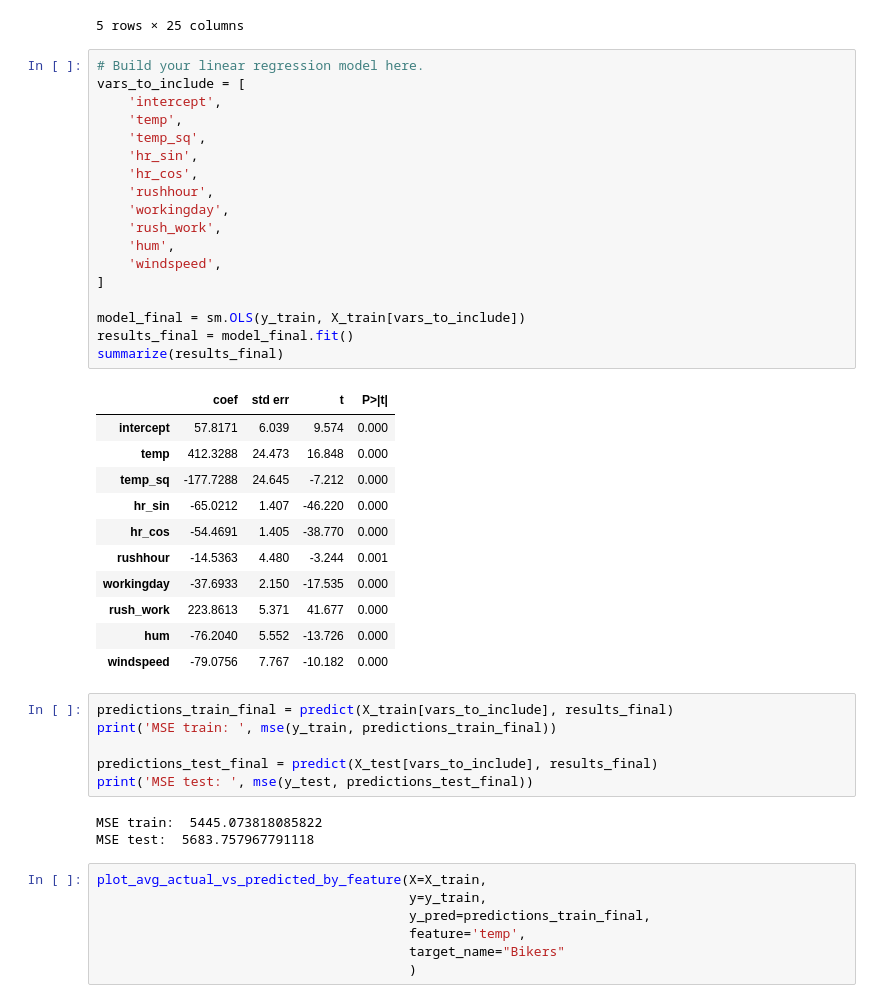
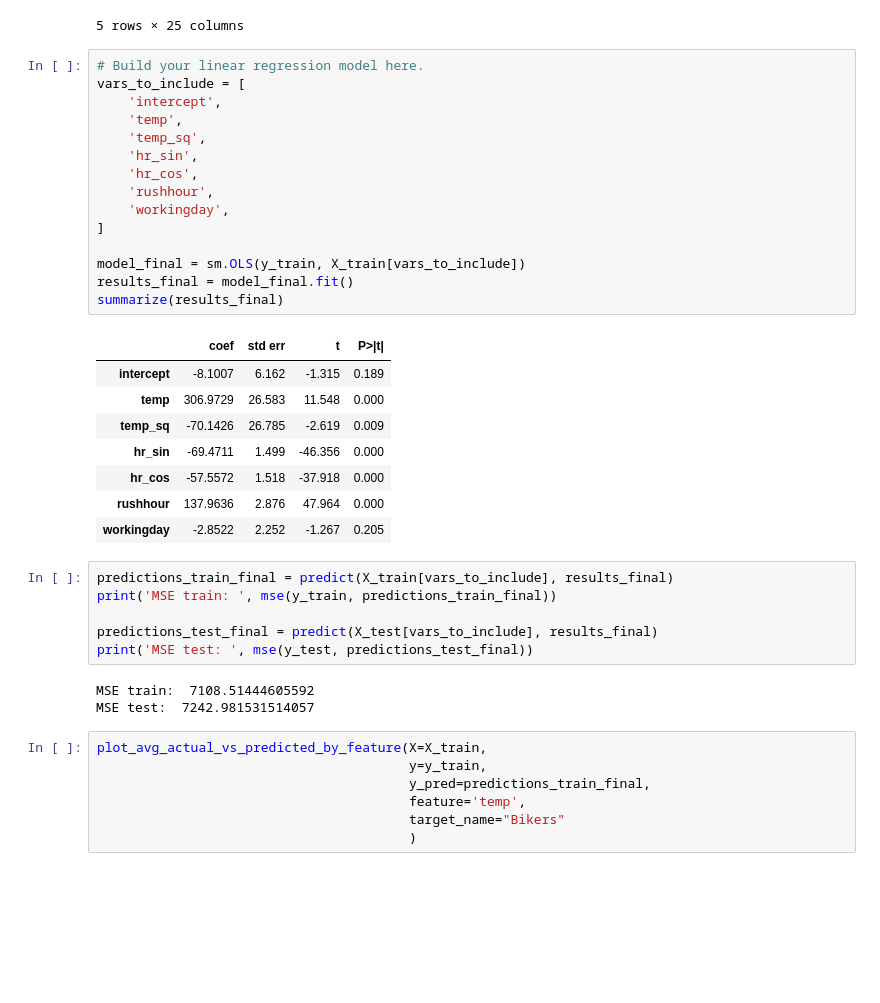
Before and after one commit to natkielem/code_2600, a Jupyter notebook: mod05_nonlinear.ipynb, the cells around one changed output. Drawn from its saved outputs; the diff is of its cells as text; blank space fills up the shorter version.

```diff
--- a/mod05_nonlinear.ipynb
+++ b/mod05_nonlinear.ipynb
@@ -331,33 +331,27 @@ Train.head()
 # %%
 # Build your linear regression model here.
 vars_to_include = [
     'intercept',
     'temp',
     'temp_sq',
     'hr_sin',
     'hr_cos',
     'rushhour',
     'workingday',
-    'rush_work',
-    'hum',
-    'windspeed',
 ]
 
 model_final = sm.OLS(y_train, X_train[vars_to_include])
 results_final = model_final.fit()
 summarize(results_final)
 # %% [output]
 |  | coef | std err | t | P>|t| |
-| intercept | 57.8171 | 6.039 | 9.574 | 0.000 |
-| temp | 412.3288 | 24.473 | 16.848 | 0.000 |
-| temp_sq | -177.7288 | 24.645 | -7.212 | 0.000 |
-| hr_sin | -65.0212 | 1.407 | -46.220 | 0.000 |
-| hr_cos | -54.4691 | 1.405 | -38.770 | 0.000 |
-| rushhour | -14.5363 | 4.480 | -3.244 | 0.001 |
-| workingday | -37.6933 | 2.150 | -17.535 | 0.000 |
-| rush_work | 223.8613 | 5.371 | 41.677 | 0.000 |
-| hum | -76.2040 | 5.552 | -13.726 | 0.000 |
-| windspeed | -79.0756 | 7.767 | -10.182 | 0.000 |
+| intercept | -8.1007 | 6.162 | -1.315 | 0.189 |
+| temp | 306.9729 | 26.583 | 11.548 | 0.000 |
+| temp_sq | -70.1426 | 26.785 | -2.619 | 0.009 |
+| hr_sin | -69.4711 | 1.499 | -46.356 | 0.000 |
+| hr_cos | -57.5572 | 1.518 | -37.918 | 0.000 |
+| rushhour | 137.9636 | 2.876 | 47.964 | 0.000 |
+| workingday | -2.8522 | 2.252 | -1.267 | 0.205 |
 # %%
 predictions_train_final = predict(X_train[vars_to_include], results_final)
 print('MSE train: ', mse(y_train, predictions_train_final))
@@ -365,8 +359,8 @@ print('MSE train: ', mse(y_train, predictions_train_final))
 predictions_test_final = predict(X_test[vars_to_include], results_final)
 print('MSE test: ', mse(y_test, predictions_test_final))
 # %% [output]
-MSE train:  5445.073818085822
-MSE test:  5683.757967791118
+MSE train:  7108.51444605592
+MSE test:  7242.981531514057
 # %%
 plot_avg_actual_vs_predicted_by_feature(X=X_train,
                                         y=y_train,
```
